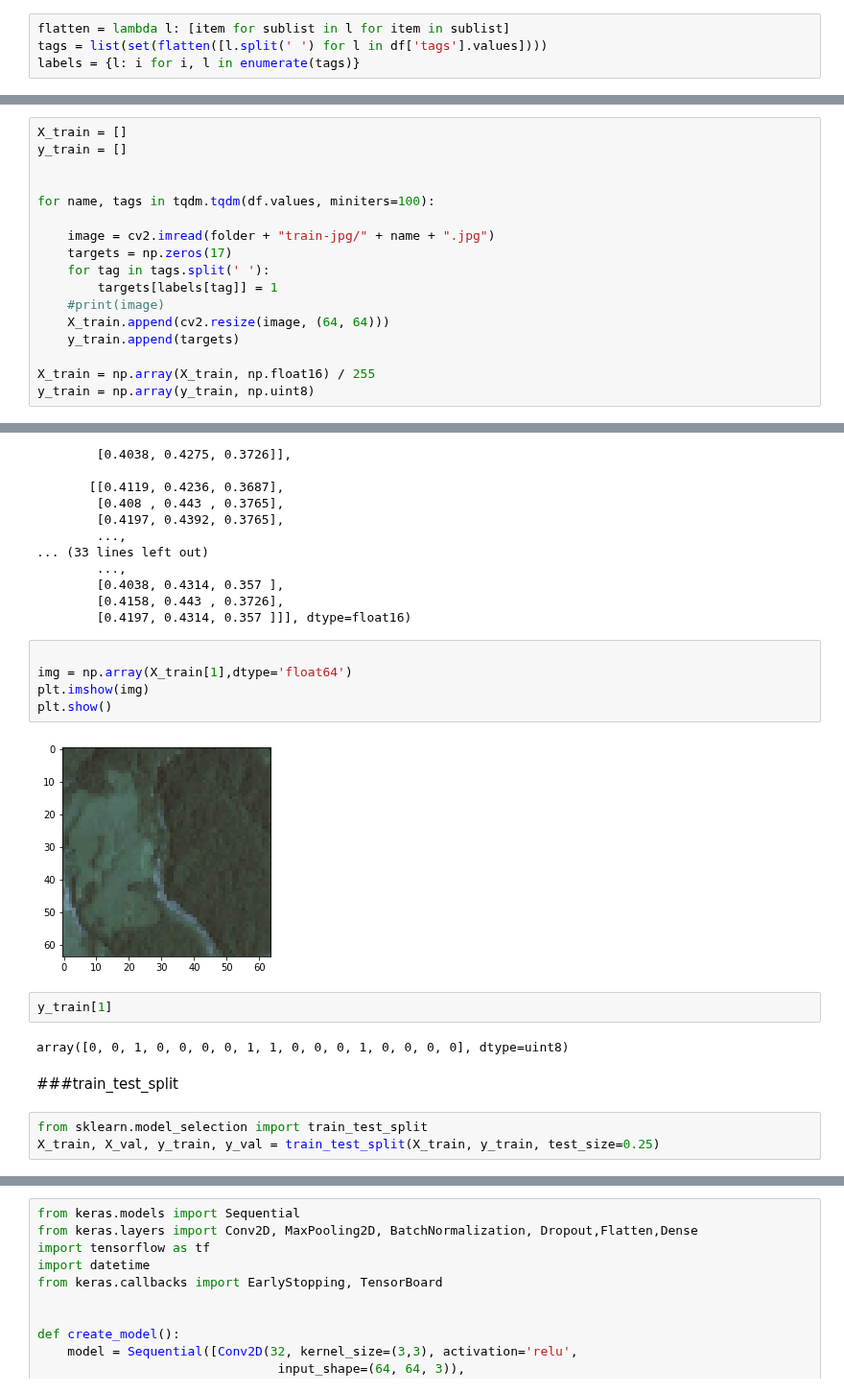
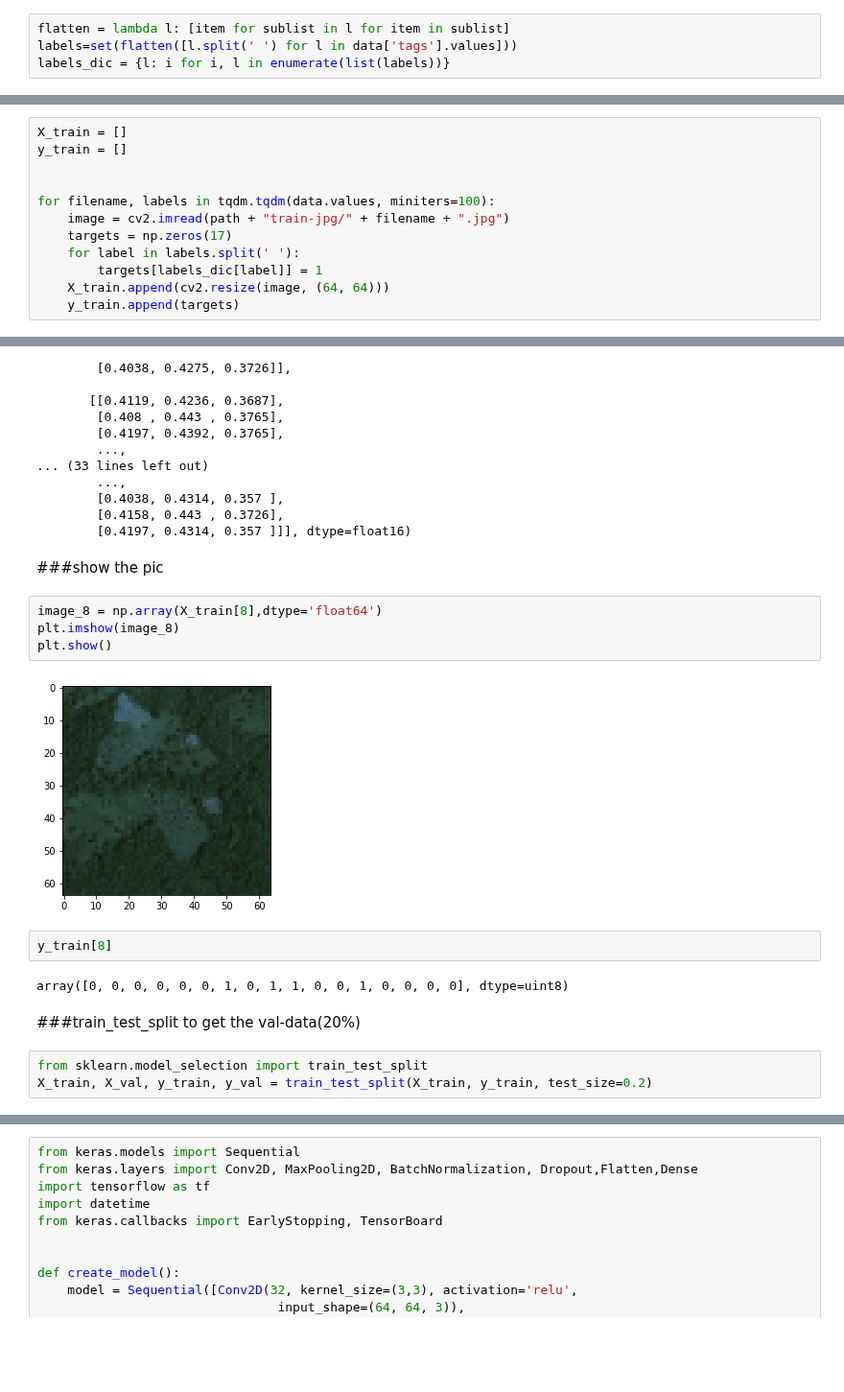
Before and after one commit to zjzsu2000/CMPE258, a Jupyter notebook: assignment3/keras_based_models_for_classifying_using_CNN_planet_amazon_data_set_.ipynb, the cells around one changed output, grey strips where cells are left out. Shown at 96% size. Drawn from its saved outputs; the diff is of its cells as text; blank space fills up the shorter version.

```diff
--- a/assignment3/keras_based_models_for_classifying_using_CNN_planet_amazon_data_set_.ipynb
+++ b/assignment3/keras_based_models_for_classifying_using_CNN_planet_amazon_data_set_.ipynb
@@ -49,4 +78,4 @@ import matplotlib.pyplot as plt
 # %%
 flatten = lambda l: [item for sublist in l for item in sublist]
-tags = list(set(flatten([l.split(' ') for l in df['tags'].values])))
-labels = {l: i for i, l in enumerate(tags)}
+labels=set(flatten([l.split(' ') for l in data['tags'].values]))
+labels_dic = {l: i for i, l in enumerate(list(labels))}
@@ -57,15 +104,10 @@ X_train = []
 y_train = []
 
 
-for name, tags in tqdm.tqdm(df.values, miniters=100):
-
-    image = cv2.imread(folder + "train-jpg/" + name + ".jpg")
+for filename, labels in tqdm.tqdm(data.values, miniters=100):
+    image = cv2.imread(path + "train-jpg/" + filename + ".jpg")
     targets = np.zeros(17)
-    for tag in tags.split(' '):
-        targets[labels[tag]] = 1
-    #print(image)
+    for label in labels.split(' '):
+        targets[labels_dic[label]] = 1
     X_train.append(cv2.resize(image, (64, 64)))
     y_train.append(targets)
-
-X_train = np.array(X_train, np.float16) / 255
-y_train = np.array(y_train, np.uint8)
@@ -93,21 +164,22 @@ array([[[0.396 , 0.4275, 0.3608],
         [0.4038, 0.4314, 0.357 ],
         [0.4158, 0.443 , 0.3726],
         [0.4197, 0.4314, 0.357 ]]], dtype=float16)
+# %% [markdown]
+###show the pic
 # %%
-
-img = np.array(X_train[1],dtype='float64')
-plt.imshow(img)
+image_8 = np.array(X_train[8],dtype='float64')
+plt.imshow(image_8)
 plt.show()
 # %% [output]
-[figure, old version]
+[figure, new version]
 # %%
-y_train[1]
+y_train[8]
 # %% [output]
-array([0, 0, 1, 0, 0, 0, 0, 1, 1, 0, 0, 0, 1, 0, 0, 0, 0], dtype=uint8)
+array([0, 0, 0, 0, 0, 0, 1, 0, 1, 1, 0, 0, 1, 0, 0, 0, 0], dtype=uint8)
-# %% [markdown]
-###train_test_split
+# %% [markdown]
+###train_test_split to get the val-data(20%)
 # %%
 from sklearn.model_selection import train_test_split
-X_train, X_val, y_train, y_val = train_test_split(X_train, y_train, test_size=0.25)
+X_train, X_val, y_train, y_val = train_test_split(X_train, y_train, test_size=0.2)
 # %% [markdown]
 ### Function to create sequential model
```
Also changed, not shown: parts of 16 cells of this notebook.
